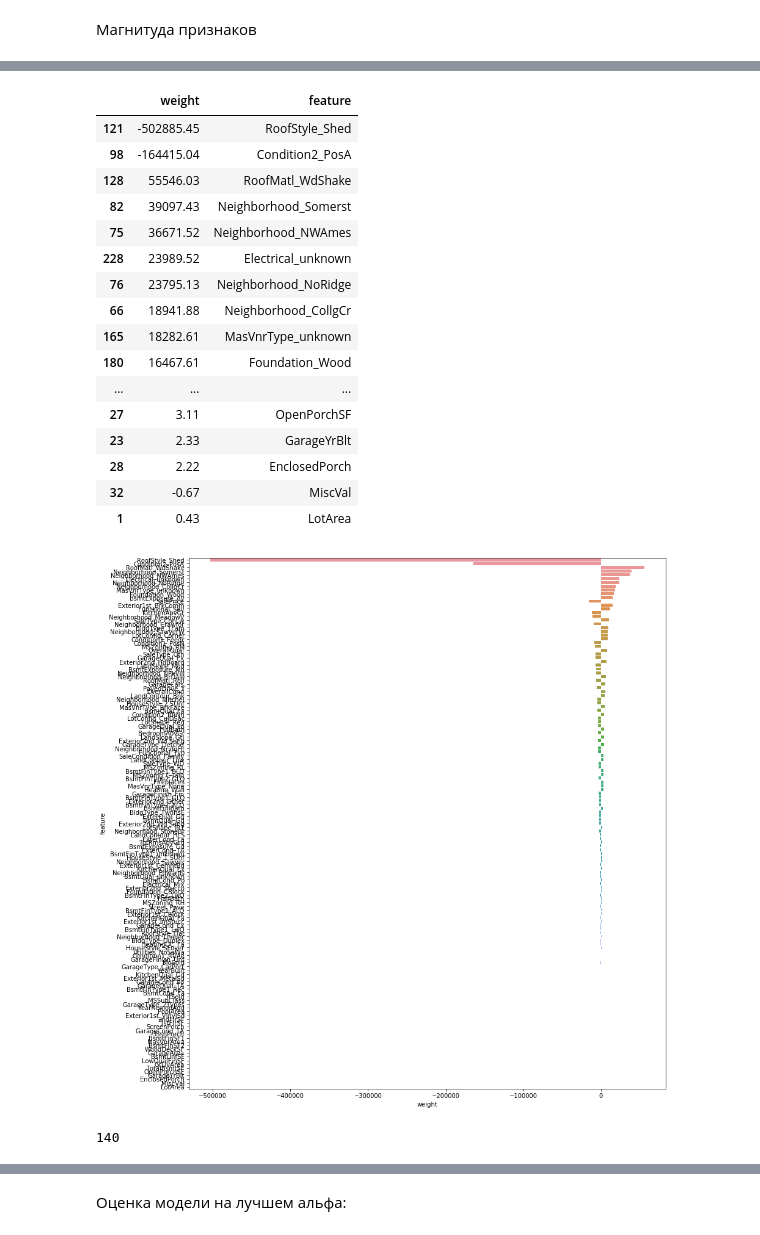
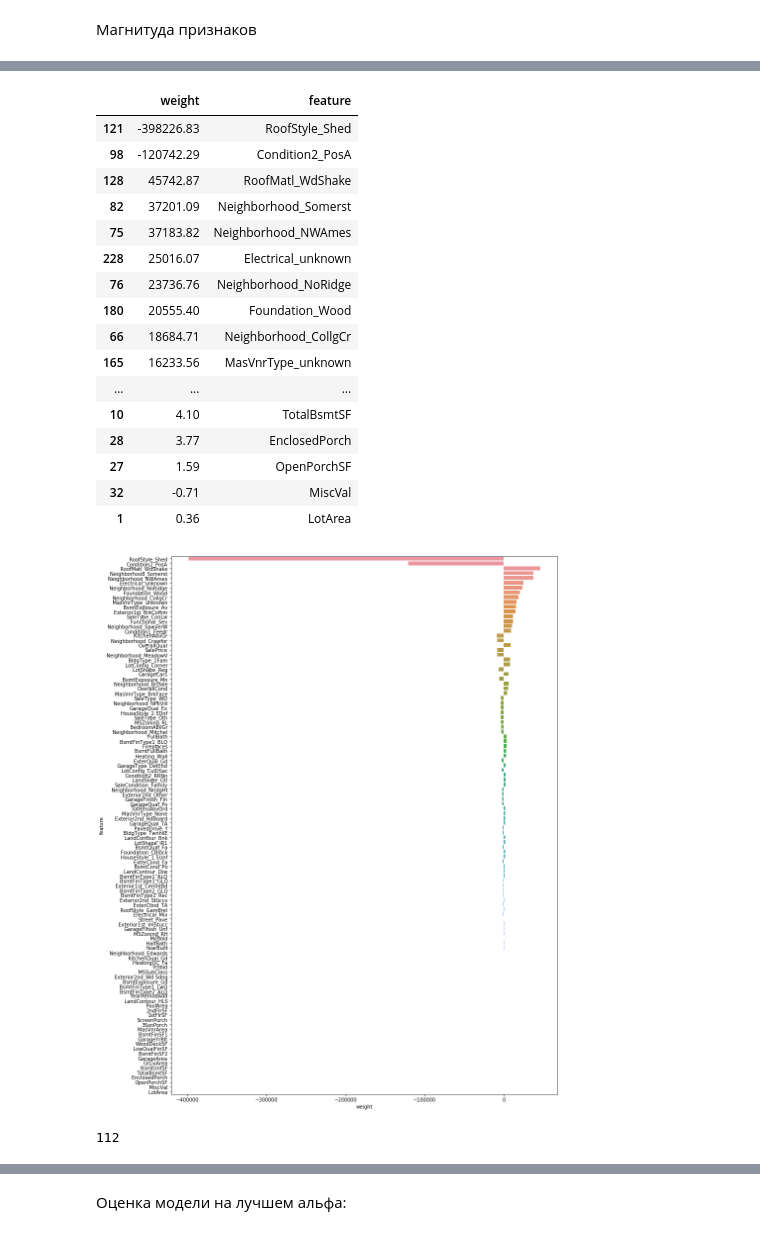
Before and after one commit to D7nis/Course-ML-Classic, a Jupyter notebook: Practice/4. Линейная регрессия/04-linear-regression_DDA.ipynb, the cells around one changed output, grey strips where cells are left out. Cells and saved outputs as stored; diff of their text form; code cells hidden in the pictures.

```diff
--- a/Practice/4. Линейная регрессия/04-linear-regression_DDA.ipynb
+++ b/Practice/4. Линейная регрессия/04-linear-regression_DDA.ipynb
@@ -660,3 +618,0 @@ print(X.std(axis=0).mean())
-# %%
-scaler = StandardScaler()
-X = scaler.fit_transform(X)
@@ -912,33 +848,33 @@ coef
 | 139 | -0.00 | Exterior1st_Plywood |
 # %%
-coef[abs(coef['weight'])!=0]
+coef[~np.isclose(abs(coef['weight']),0)]
 # %% [output]
 |  | weight | feature |
-| 121 | -502885.45 | RoofStyle_Shed |
-| 98 | -164415.04 | Condition2_PosA |
-| 128 | 55546.03 | RoofMatl_WdShake |
-| 82 | 39097.43 | Neighborhood_Somerst |
-| 75 | 36671.52 | Neighborhood_NWAmes |
-| 228 | 23989.52 | Electrical_unknown |
-| 76 | 23795.13 | Neighborhood_NoRidge |
-| 66 | 18941.88 | Neighborhood_CollgCr |
-| 165 | 18282.61 | MasVnrType_unknown |
-| 180 | 16467.61 | Foundation_Wood |
+| 121 | -398226.83 | RoofStyle_Shed |
+| 98 | -120742.29 | Condition2_PosA |
+| 128 | 45742.87 | RoofMatl_WdShake |
+| 82 | 37201.09 | Neighborhood_Somerst |
+| 75 | 37183.82 | Neighborhood_NWAmes |
+| 228 | 25016.07 | Electrical_unknown |
+| 76 | 23736.76 | Neighborhood_NoRidge |
+| 180 | 20555.40 | Foundation_Wood |
+| 66 | 18684.71 | Neighborhood_CollgCr |
+| 165 | 16233.56 | MasVnrType_unknown |
 | ... | ... | ... |
-| 27 | 3.11 | OpenPorchSF |
-| 23 | 2.33 | GarageYrBlt |
-| 28 | 2.22 | EnclosedPorch |
-| 32 | -0.67 | MiscVal |
-| 1 | 0.43 | LotArea |
+| 10 | 4.10 | TotalBsmtSF |
+| 28 | 3.77 | EnclosedPorch |
+| 27 | 1.59 | OpenPorchSF |
+| 32 | -0.71 | MiscVal |
+| 1 | 0.36 | LotArea |
 # %%
 # Магнитуда признаков
-plt.figure(figsize=(14,16))
+plt.figure(figsize=(14,20))
 sns.barplot(y='feature', x='weight',data=coef[abs(coef['weight'])!=0])
 pass
 # %% [output]
-[figure, old version]
+[figure, new version]
 # %%
 #Количество не нулевых признаков
-coef[abs(coef['weight'])!=0]['feature'].count()
+coef[~np.isclose(abs(coef['weight']),0)]['feature'].count()
 # %% [output]
-140
+112
```
Also changed, not shown: parts of 109 cells of this notebook.
